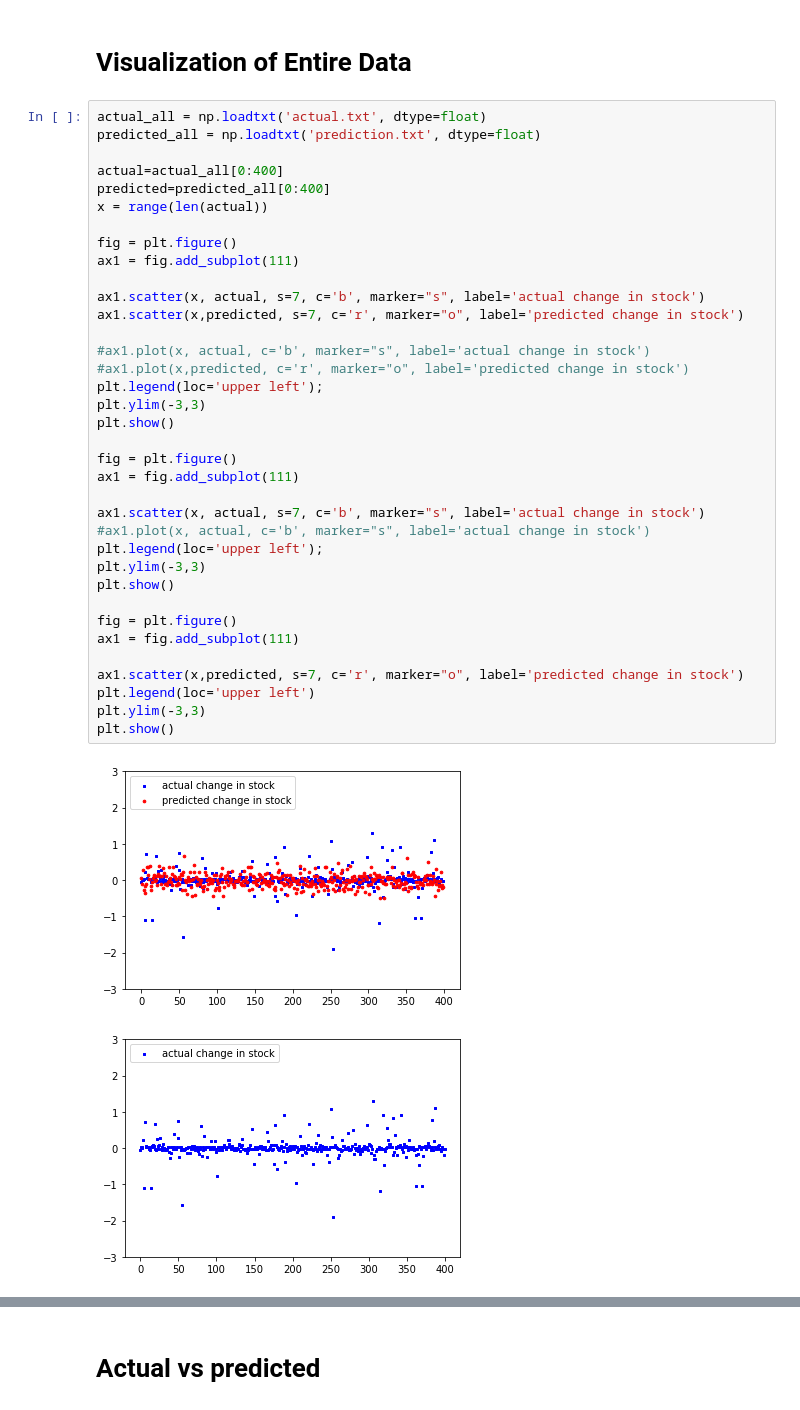
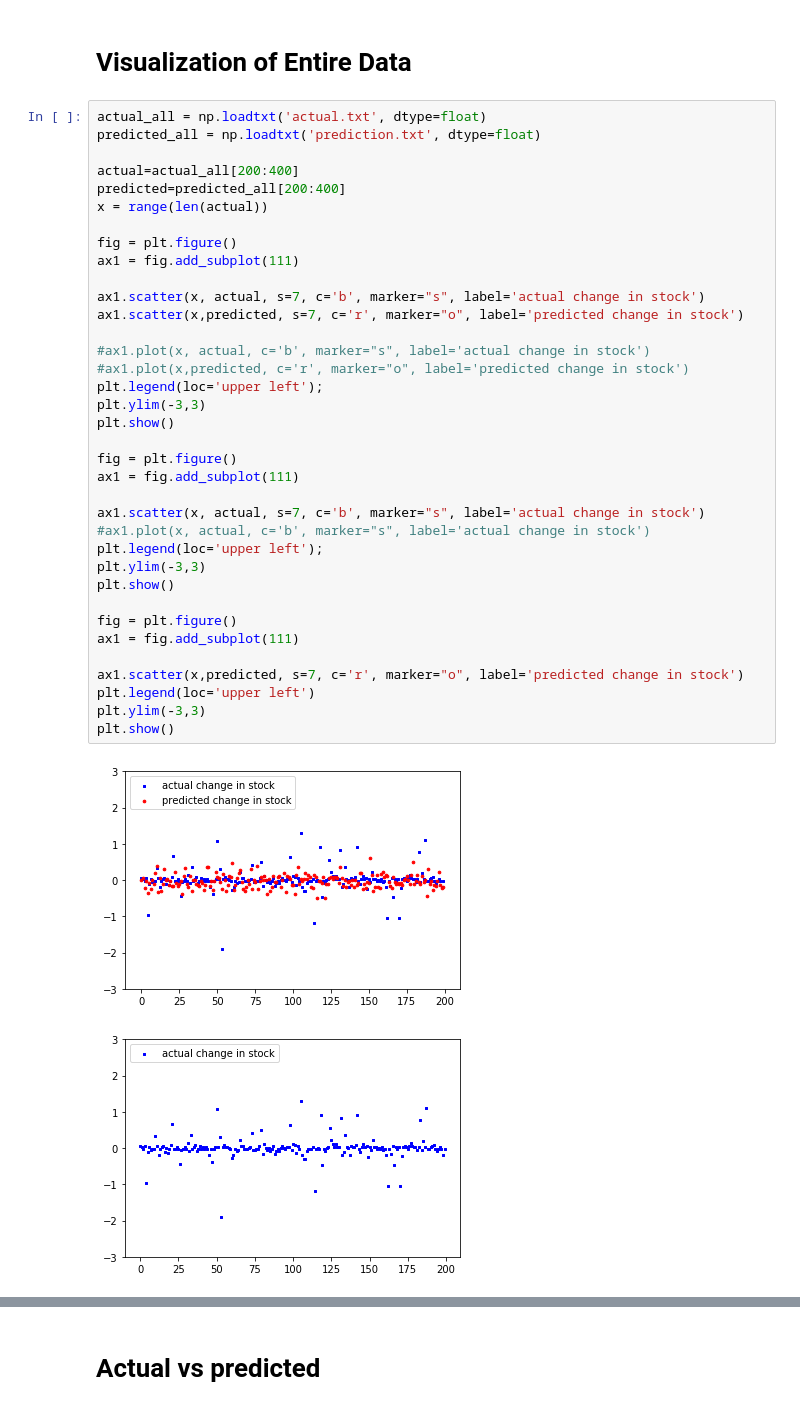
Before and after one commit to nikitabhargava/MLCS_Project_2018, a Jupyter notebook: StockPrediction/ScatterPlotPredictedvsActual.ipynb, the cells around one changed output, grey strips where cells are left out. Saved outputs shown, nothing was run; the diff lists cells and outputs as text.

```diff
--- a/StockPrediction/ScatterPlotPredictedvsActual.ipynb
+++ b/StockPrediction/ScatterPlotPredictedvsActual.ipynb
@@ -7,38 +7,38 @@ import numpy as np
 actual_all = np.loadtxt('actual.txt', dtype=float)
 predicted_all = np.loadtxt('prediction.txt', dtype=float)
 
-actual=actual_all[0:400]
-predicted=predicted_all[0:400]
+actual=actual_all[200:400]
+predicted=predicted_all[200:400]
 x = range(len(actual))
 
 fig = plt.figure()
 ax1 = fig.add_subplot(111)
 
 ax1.scatter(x, actual, s=7, c='b', marker="s", label='actual change in stock')
 ax1.scatter(x,predicted, s=7, c='r', marker="o", label='predicted change in stock')
 
 #ax1.plot(x, actual, c='b', marker="s", label='actual change in stock')
 #ax1.plot(x,predicted, c='r', marker="o", label='predicted change in stock')
 plt.legend(loc='upper left');
 plt.ylim(-3,3)
 plt.show()
 
 fig = plt.figure()
 ax1 = fig.add_subplot(111)
 
 ax1.scatter(x, actual, s=7, c='b', marker="s", label='actual change in stock')
 #ax1.plot(x, actual, c='b', marker="s", label='actual change in stock')
 plt.legend(loc='upper left');
 plt.ylim(-3,3)
 plt.show()
 
 fig = plt.figure()
 ax1 = fig.add_subplot(111)
 
 ax1.scatter(x,predicted, s=7, c='r', marker="o", label='predicted change in stock')
 plt.legend(loc='upper left')
 plt.ylim(-3,3)
 plt.show()
 # %% [output]
-[figure, old version]
+[figure, new version]
-[figure, old version]
+[figure, new version]
```
Also changed, not shown: parts of 2 cells of this notebook.
